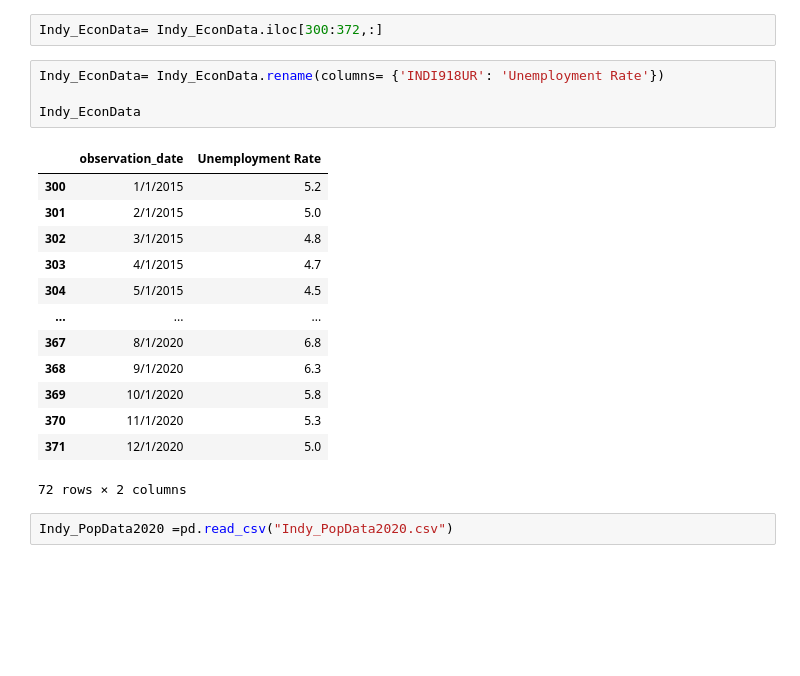
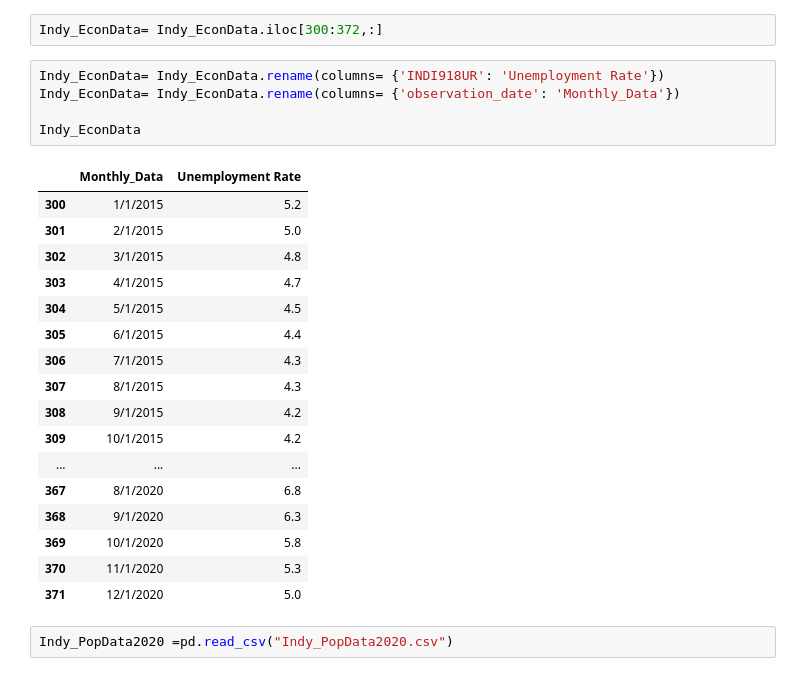
Before and after one commit to Drkellerman/Indy-data-project, a Jupyter notebook: VS-Code Capstone Project.ipynb, the cells around one changed output. Drawn from its saved outputs; the diff is of its cells as text; blank space fills up the shorter version.

```diff
--- a/VS-Code Capstone Project.ipynb
+++ b/VS-Code Capstone Project.ipynb
@@ -8,22 +8,27 @@ Indy_EconData= pd.read_csv("Indy_EconData.csv")
 Indy_EconData= Indy_EconData.iloc[300:372,:]
 # %%
 Indy_EconData= Indy_EconData.rename(columns= {'INDI918UR': 'Unemployment Rate'})
+Indy_EconData= Indy_EconData.rename(columns= {'observation_date': 'Monthly_Data'})
 
 Indy_EconData
 # %% [output]
-|  | observation_date | Unemployment Rate |
+|  | Monthly_Data | Unemployment Rate |
 | 300 | 1/1/2015 | 5.2 |
 | 301 | 2/1/2015 | 5.0 |
 | 302 | 3/1/2015 | 4.8 |
 | 303 | 4/1/2015 | 4.7 |
 | 304 | 5/1/2015 | 4.5 |
+| 305 | 6/1/2015 | 4.4 |
+| 306 | 7/1/2015 | 4.3 |
+| 307 | 8/1/2015 | 4.3 |
+| 308 | 9/1/2015 | 4.2 |
+| 309 | 10/1/2015 | 4.2 |
 | ... | ... | ... |
 | 367 | 8/1/2020 | 6.8 |
 | 368 | 9/1/2020 | 6.3 |
 | 369 | 10/1/2020 | 5.8 |
 | 370 | 11/1/2020 | 5.3 |
 | 371 | 12/1/2020 | 5.0 |
-72 rows × 2 columns
 # %%
 Indy_PopData2020 =pd.read_csv("Indy_PopData2020.csv")
 # %%
```
Also changed, not shown: parts of 14 cells of this notebook.
